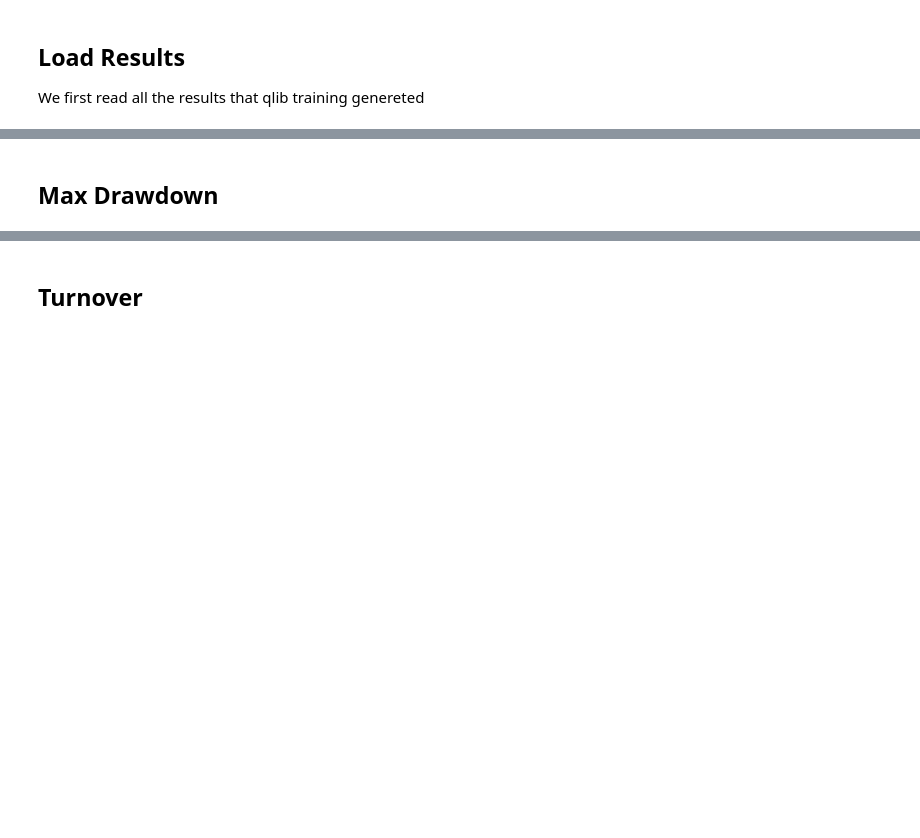
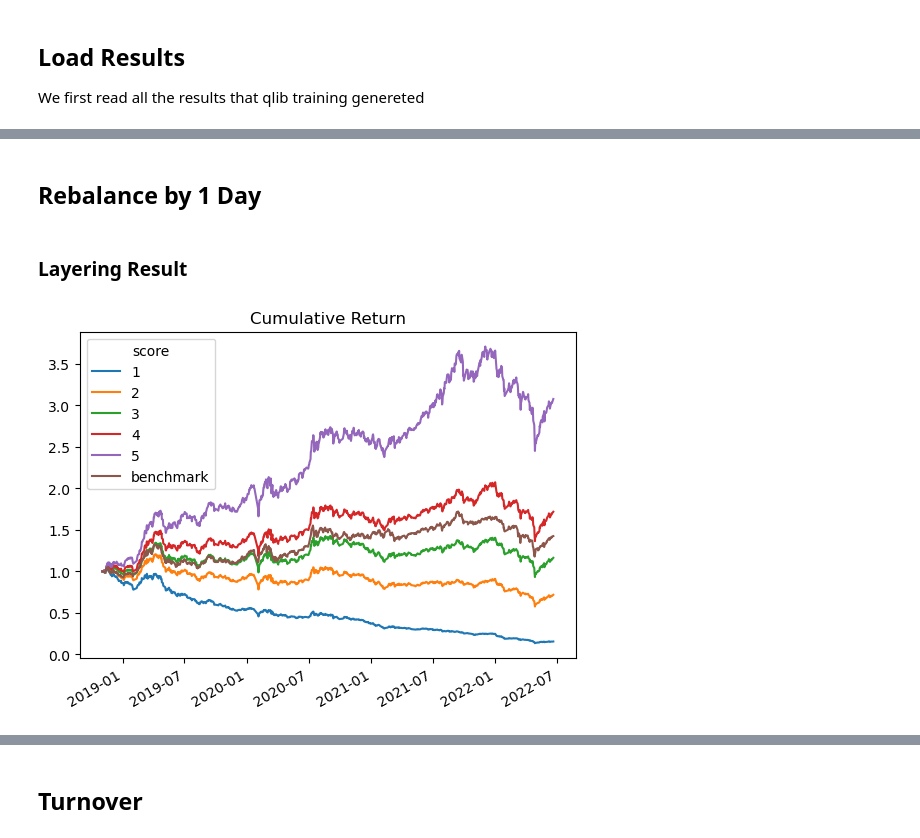
Before and after one commit to ppoak/dataforge_back, a Jupyter notebook: qlib_/valuation.ipynb, the cells around one changed output, grey strips where cells are left out. Cells and saved outputs as stored; diff of their text form; code cells hidden in the pictures; blank space fills up the shorter version.

```diff
--- a/qlib_/valuation.ipynb
+++ b/qlib_/valuation.ipynb
@@ -5,3 +5,8 @@ import os
 import numpy as np
 import pandas as pd
 from pathlib import Path
+# %%
+def rebalance():
+    ...
+def compute_ic():
+    ...
@@ -47,2 +33,0 @@ profit['excess'] = profit['profit'] - profit['benchmark']
-# %% [markdown]
-## Max Drawdown
@@ -51,0 +34,10 @@ mmd.plot();
+# %% [markdown]
+## Rebalance by 1 Day
+# %%
+result = rebalance(pred_label, benchmark=benchmark)
+# %% [markdown]
+### Layering Result
+# %%
+(result['profit'] + 1).cumprod().plot(title='Cumulative Return');
+# %% [output]
+[figure, added]
```
Also changed, not shown: parts of 16 cells of this notebook, 1 other file.
